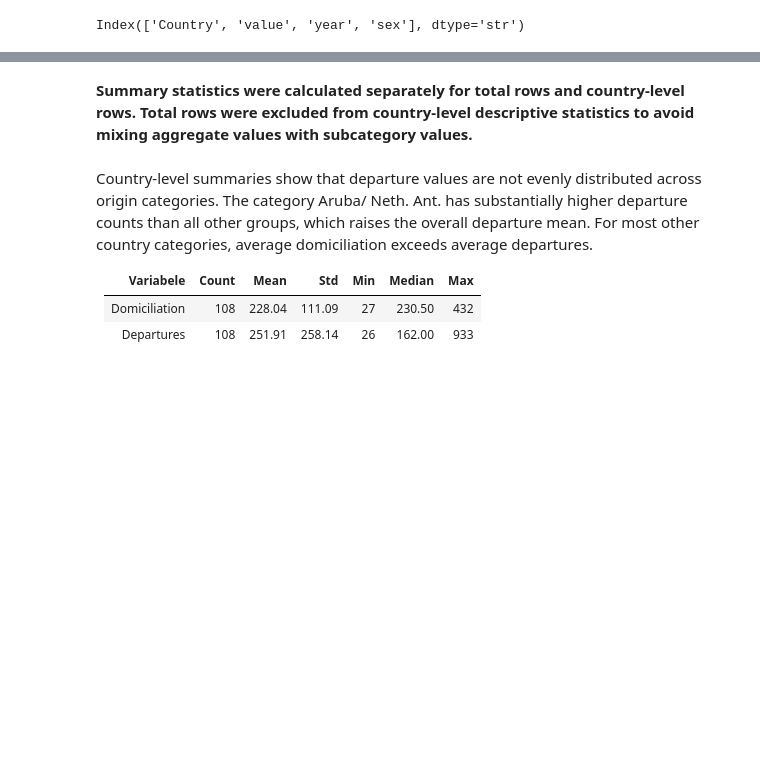
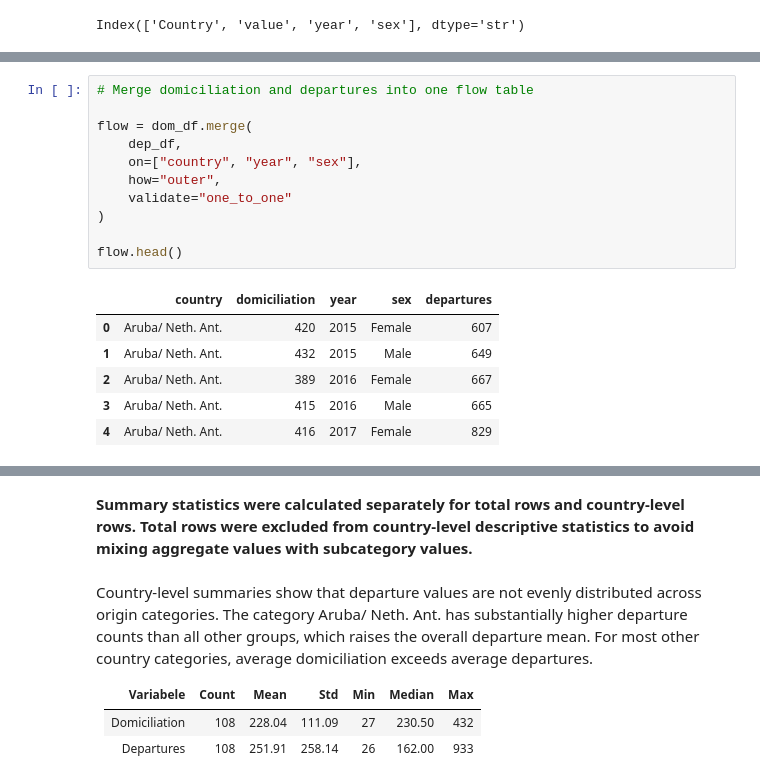
Before and after one commit to GirelliG-it/aruba_population_analyses, a Jupyter notebook: notebooks/1_11-1_12-dom-dep.ipynb, the cells around one changed output, grey strips where cells are left out. Drawn from its saved outputs; the diff is of its cells as text; blank space fills up the shorter version.

```diff
--- a/notebooks/1_11-1_12-dom-dep.ipynb
+++ b/notebooks/1_11-1_12-dom-dep.ipynb
@@ -93,0 +132,18 @@ Index(['Country', 'value', 'year', 'sex'], dtype='str')
+# %%
+# Merge domiciliation and departures into one flow table
+
+flow = dom_df.merge(
+    dep_df,
+    on=["country", "year", "sex"],
+    how="outer",
+    validate="one_to_one"
+)
+
+flow.head()
+# %% [output]
+|  | country | domiciliation | year | sex | departures |
+| 0 | Aruba/ Neth. Ant. | 420 | 2015 | Female | 607 |
+| 1 | Aruba/ Neth. Ant. | 432 | 2015 | Male | 649 |
+| 2 | Aruba/ Neth. Ant. | 389 | 2016 | Female | 667 |
+| 3 | Aruba/ Neth. Ant. | 415 | 2016 | Male | 665 |
+| 4 | Aruba/ Neth. Ant. | 416 | 2017 | Female | 829 |
```
Also changed, not shown: parts of 21 cells of this notebook, 1 other file.
